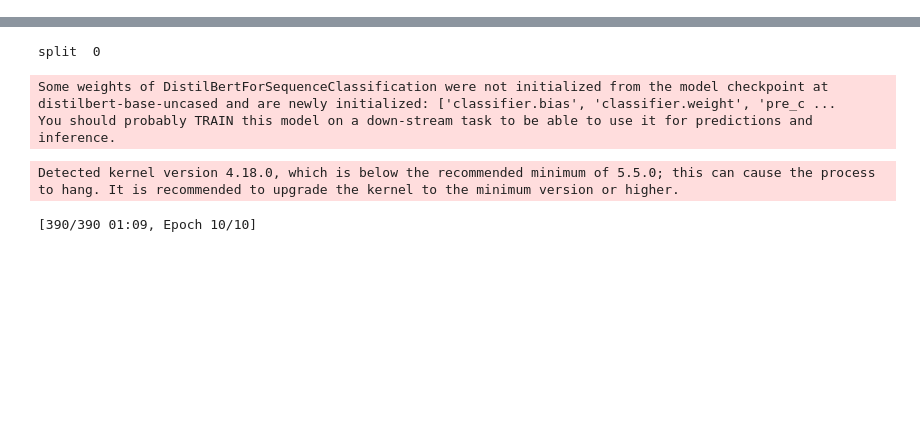
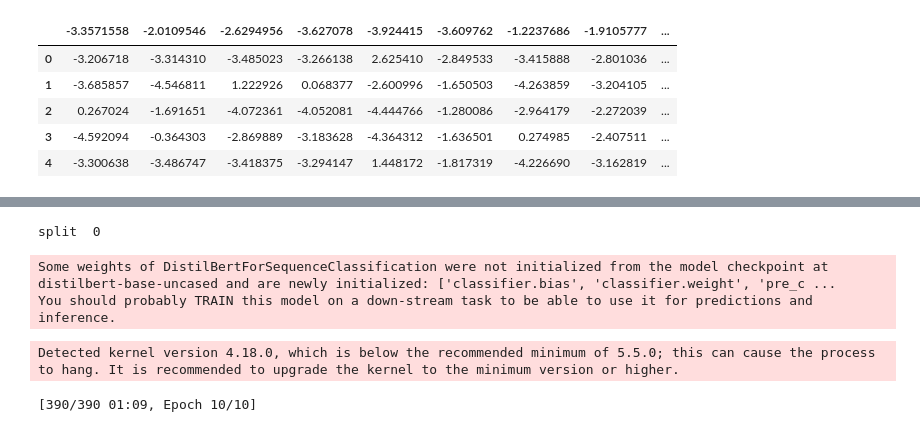
Before and after one commit to arthurnijdam/LLMedu, a Jupyter notebook: baselines/Transformers.ipynb, the cells around one changed output, grey strips where cells are left out. Saved outputs shown, nothing was run; the diff lists cells and outputs as text; code cells hidden in the pictures; blank space fills up the shorter version.

Commit message:
after reviewer comments

```diff
--- a/baselines/Transformers.ipynb
+++ b/baselines/Transformers.ipynb
@@ -116,0 +113,35 @@ To disable this warning, you can either:
+# %%
+### Inserted after IEEE Reviewer comments
+#1. Load independent test set
+import pandas as pd
+from datasets import Dataset
+test_df = pd.read_excel('/nobackup/proj/disk/naiss2024-22-903/personal/LLMedu/data/Topics_Annotation.xlsx')
+print(test_df.head())
+
+def tokenize(example):
+    example = tokenizer(example['topics'])                          # tokenize text
+   # example['labels'] = labels       # format labels as torch tenensor
+    return example
+
+def tokenize2(example):
+    example = tokenizer(example['Topic'])                          # tokenize text
+   # example['labels'] = labels       # format labels as torch tenensor
+    return example
+
+#2. Load model
+model, tokenizer, data_collator = init_model(training_args)
+train_dataset = Dataset.from_pandas(mergeds)
+train_dataset = train_dataset.map(tokenize)
+test_dataset = Dataset.from_pandas(test_df[['Topic']])
+test_dataset = test_dataset.map(tokenize2)
+# train
+# Make sure no evaluation is attempted during training
+training_args.eval_strategy = "no"
+trainer = Trainer(
+        model=model,
+        args=training_args,
+        train_dataset=train_dataset,
+        data_collator=data_collator)
+trainer.train()
+# predict
+predictions, _, _= trainer.predict(test_dataset)
@@ -117,3 +193,14 @@ To disable this warning, you can either:
+# %%
+np.savetxt("output/pred_ROBERTA.csv", predictions, delimiter=",", fmt='%s')
+pred2 = pd.read_csv("output/pred_ROBERTA.csv")
+#pred2.head()
+# %% [output]
+|  | -3.3571558 | -2.0109546 | -2.6294956 | -3.627078 | -3.924415 | -3.609762 | -1.2237686 | -1.9105777 | ... |
+| 0 | -3.206718 | -3.314310 | -3.485023 | -3.266138 | 2.625410 | -2.849533 | -3.415888 | -2.801036 | ... |
+| 1 | -3.685857 | -4.546811 | 1.222926 | 0.068377 | -2.600996 | -1.650503 | -4.263859 | -3.204105 | ... |
+| 2 | 0.267024 | -1.691651 | -4.072361 | -4.052081 | -4.444766 | -1.280086 | -2.964179 | -2.272039 | ... |
+| 3 | -4.592094 | -0.364303 | -2.869889 | -3.183628 | -4.364312 | -1.636501 | 0.274985 | -2.407511 | ... |
+| 4 | -3.300638 | -3.486747 | -3.418375 | -3.294147 | 1.448172 | -1.817319 | -4.226690 | -3.162819 | ... |
 # %%
 # To do: Train 5 times and average the resulting metrics.
 # To do: 5 different random seeds as well.
```
Also changed, not shown: parts of 11 cells of this notebook, 7 other files.
